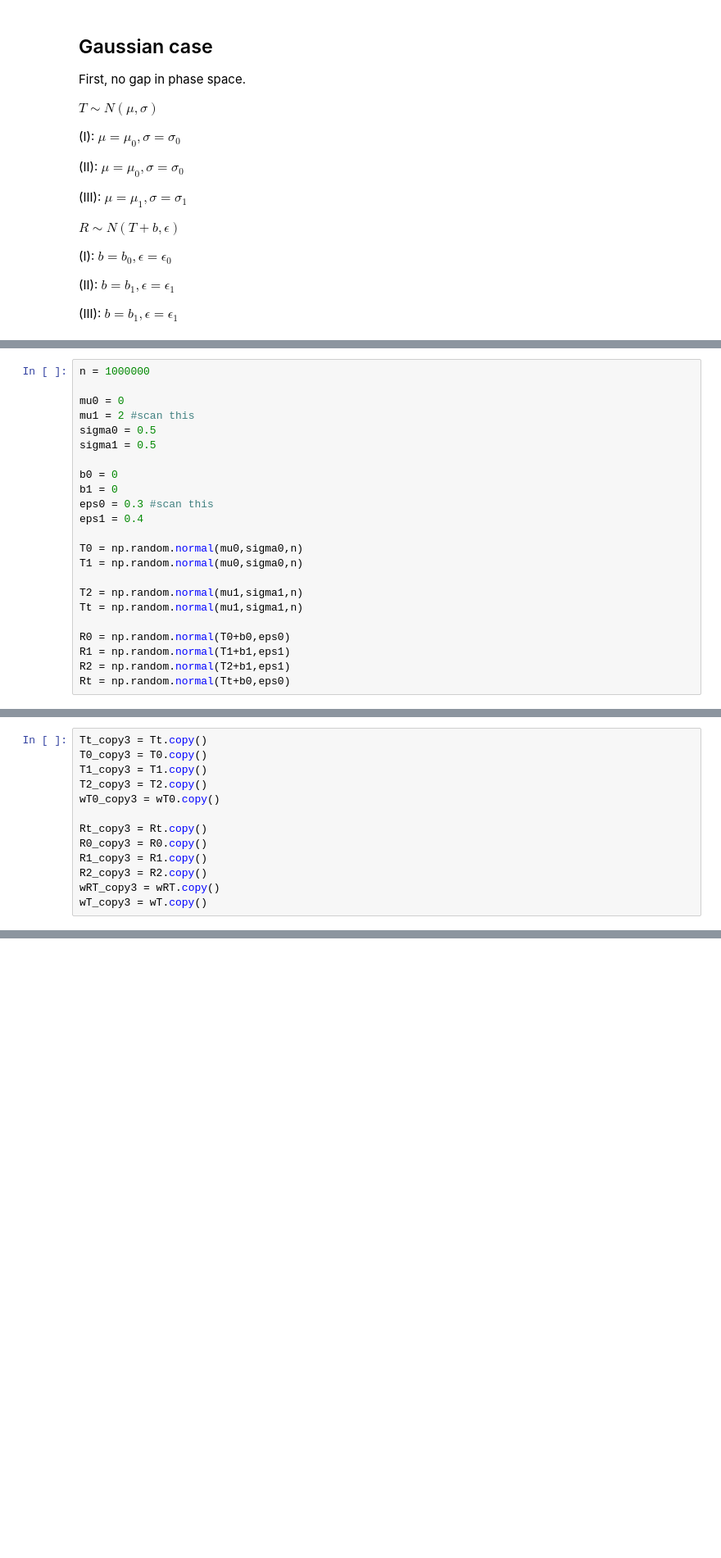
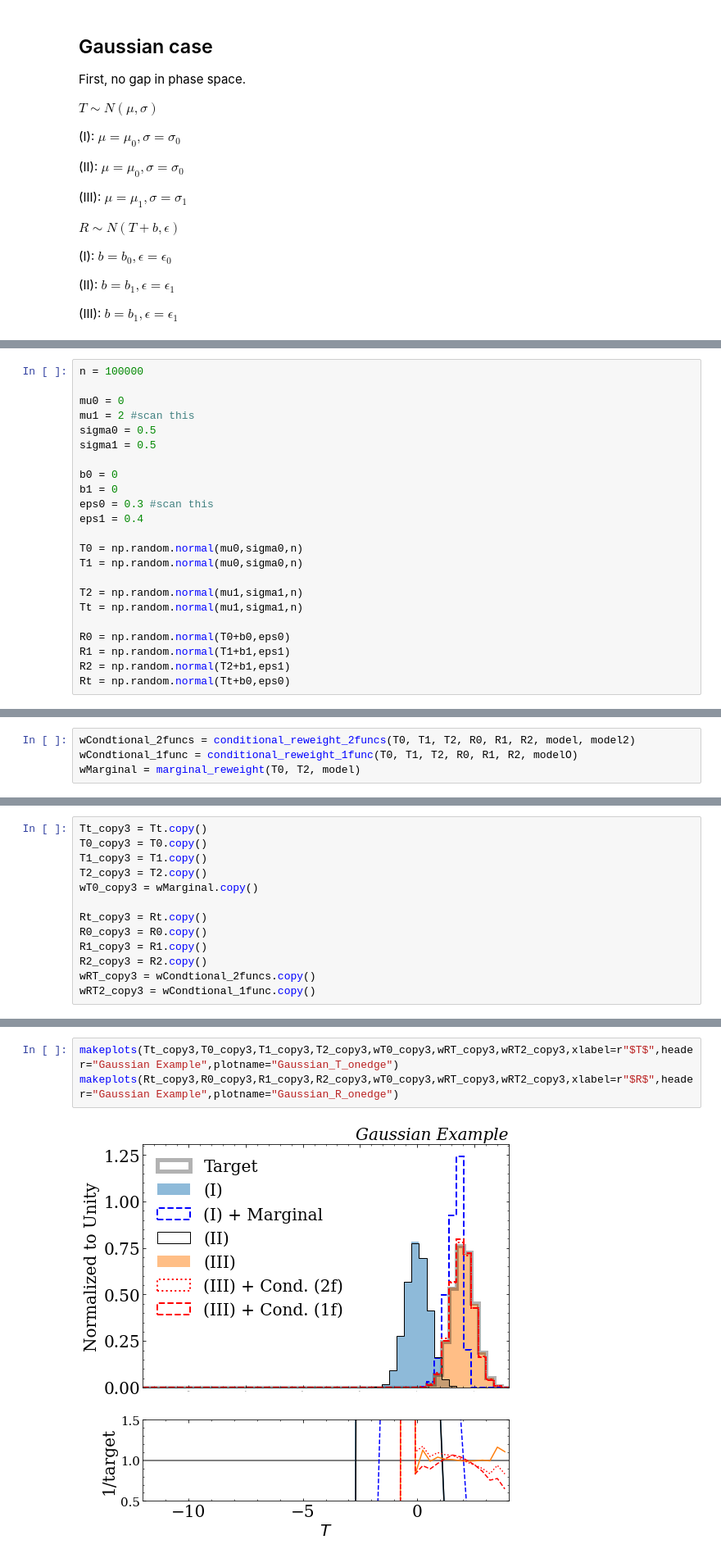
Before and after one commit to hep-lbdl/neuralconditional, a Jupyter notebook: ConditionalReweighting.ipynb, the cells around one changed output, grey strips where cells are left out. Shown: that part at 82% size. Drawn from its saved outputs; the diff is of its cells as text; blank space fills up the shorter version.

```diff
--- a/ConditionalReweighting.ipynb
+++ b/ConditionalReweighting.ipynb
@@ -377,5 +366,5 @@ plt.savefig("conditional/Gaussian_R_withhole.pdf",bbox_inches='tight')
 # %%
-n = 1000000
+n = 100000
 
 mu0 = 0
 mu1 = 2 #scan this
@@ -464,0 +389,4 @@ Epoch 20/20
+# %%
+wCondtional_2funcs = conditional_reweight_2funcs(T0, T1, T2, R0, R1, R2, model, model2)
+wCondtional_1func = conditional_reweight_1func(T0, T1, T2, R0, R1, R2, modelO)
+wMarginal = marginal_reweight(T0, T2, model)
@@ -467,11 +413,11 @@ Tt_copy3 = Tt.copy()
 T0_copy3 = T0.copy()
 T1_copy3 = T1.copy()
 T2_copy3 = T2.copy()
-wT0_copy3 = wT0.copy()
+wT0_copy3 = wMarginal.copy()
 
 Rt_copy3 = Rt.copy()
 R0_copy3 = R0.copy()
 R1_copy3 = R1.copy()
 R2_copy3 = R2.copy()
-wRT_copy3 = wRT.copy()
-wT_copy3 = wT.copy()
+wRT_copy3 = wCondtional_2funcs.copy()
+wRT2_copy3 = wCondtional_1func.copy()
@@ -525,0 +424,5 @@ plt.savefig("conditional/Gaussian_R_onedge.pdf",bbox_inches='tight')
+# %%
+makeplots(Tt_copy3,T0_copy3,T1_copy3,T2_copy3,wT0_copy3,wRT_copy3,wRT2_copy3,xlabel=r"$T$",header="Gaussian Example",plotname="Gaussian_T_onedge")
+makeplots(Rt_copy3,R0_copy3,R1_copy3,R2_copy3,wT0_copy3,wRT_copy3,wRT2_copy3,xlabel=r"$R$",header="Gaussian Example",plotname="Gaussian_R_onedge")
+# %% [output]
+[figure, added]
```
Also changed, not shown: parts of 54 cells of this notebook.
